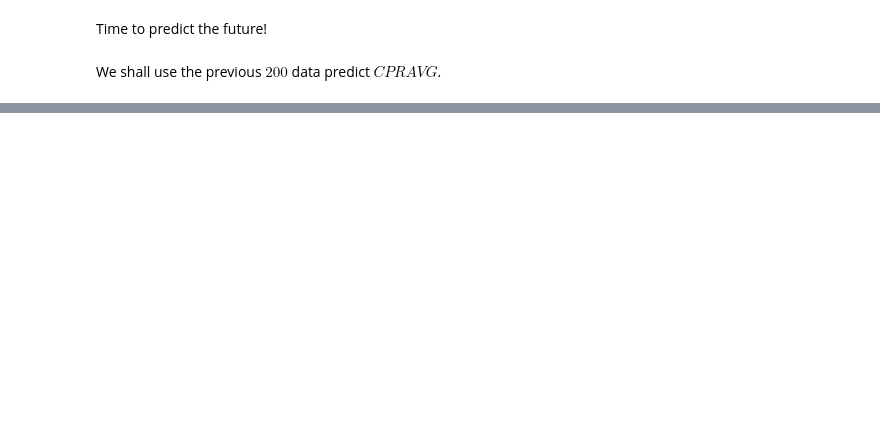
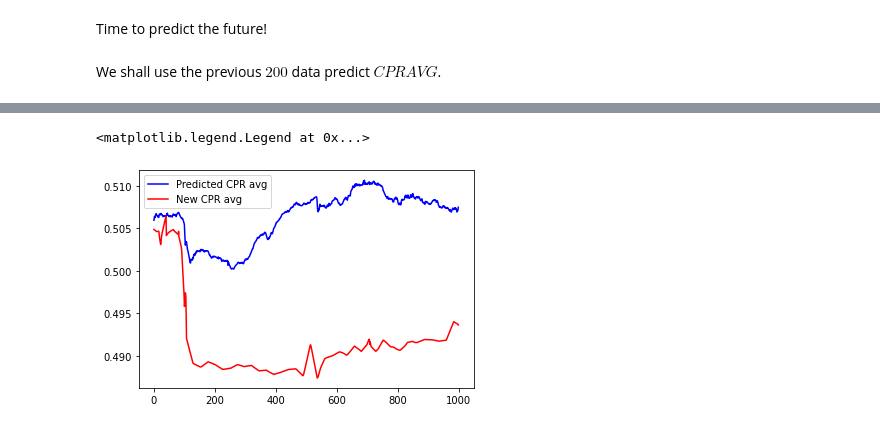
Before and after one commit to RiddhimanRaut/Deep-Learning-based-CPR-estimation, a Jupyter notebook: CPR_prediction_multivariate_LSTM_tobetrialled.ipynb, the cells around one changed output, grey strips where cells are left out. Drawn from its saved outputs; the diff is of its cells as text; code cells hidden in the pictures; blank space fills up the shorter version.

```diff
--- a/CPR_prediction_multivariate_LSTM_tobetrialled.ipynb
+++ b/CPR_prediction_multivariate_LSTM_tobetrialled.ipynb
@@ -149,7 +135,7 @@ plt.legend()
 test_df_scaled = scaler.transform(test_set)
 testX = []
 for i in range(n_past,len(test_df_scaled)+n_future-1):
-  testX.append(test_df_scaled[i-n_past:i,:])
+  testX.append(test_df_scaled[i-n_past:i,1:10])
 testX = np.array(testX)
 testX.shape
 # %% [output]
@@ -185,15 +171,16 @@ We shall use the previous $200$ data predict $CPRAVG$.
 # CPRAVG_real_values = df['CPRAVG']
 url_future = "https://raw.githubusercontent.com/RiddhimanRaut/Deep-Learning-based-CPR-estimation/main/Future_test_dataset.csv"
 df_future = pd.read_csv(url_future)
-temp = pd.DataFrame.to_numpy(df_future)
-truncated_temp_training = temp[0:len(temp) - 1000,:]
-truncated_temp_test = temp[len(temp) - 1000:len(temp),:]
-length_of_future_prediction = df_future.shape[0]
-for i in range(len(truncated_temp_test)):   #Take past 200 data, predict next 5 values
+df_future.drop(df_future.columns[10],axis = 1, inplace=True)
+new_df_train = df_future[0:df_future.shape[0]-1000]
+new_df_test = df_future[df_future.shape[0]-1000:df_future.shape[0]]
+temp = pd.DataFrame.to_numpy(new_df_train)
+length_of_future_prediction = new_df_test.shape[0]
+for i in range(length_of_future_prediction):   #Take past 200 data, predict next 1000 values
   print("Predicting CPRAVG for entry:",i)
   #Gathering the past 200 data
-  total_df_length = truncated_temp_training.shape[0]
-  future_Xinput = truncated_temp_training[total_df_length - 200:total_df_length]
+  total_df_length = temp.shape[0]
+  future_Xinput = temp[total_df_length - 200:total_df_length]
   future_Xinput_scaled = scaler.transform(future_Xinput)
   future_Xinput_scaled_batch = np.array([future_Xinput_scaled])
   future_prediction = model.predict(future_Xinput_scaled_batch)
@@ -203,11 +190,12 @@ for i in range(len(truncated_temp_test)):   #Take past 200 data, predict next 5
   # future_data = df_future.loc[total_df_length - 200+i]
   # future_data = pd.DataFrame.to_numpy(future_data)
   # future_data = future_data[0:10]
-  future_data = truncated_temp_test[i,:]
+  future_data = new_df_test.loc[new_df_train.shape[0]+i]
+  future_data = pd.DataFrame.to_numpy(future_data)
+  future_data
   future_data[0] = future_prediction[0]
-  # print(future_data)
   future_data = future_data.reshape(1,10)
   temp = np.append(temp,future_data, axis = 0)
-
-future_dataset_numpy = temp[starting_record:temp.shape[0],:]
-CPRAVG_predicted_values = future_dataset_numpy[:,0]
+future_data_numpy = temp[new_df_train.shape[0]:new_df_train.shape[0]+new_df_test.shape[0],:]
+CPRAVG_predicted_values = future_data_numpy[:,0]
+# print(CPRAVG_predicted_values)
@@ -221,8 +227,13 @@ CPRAVG_predicted_values = future_dataset_numpy[:,0]
 # new_n_past = 200
 # for i in range(length_of_whole_dataset-1000,length_of_whole_dataset):
 # %%
-plt.plot(CPRAVG_predicted_values,color = 'red', label = 'Predicted CPR avg')
+plt.plot(CPRAVG_predicted_values,color = 'blue', label = 'Predicted CPR avg')
 df_future2 = pd.read_csv(url_future)
-new_CPRAVG = df_future2['CPRAVG']
-plt.plot(new_CPRAVG,color = 'Blue', label = 'New CPR avg')
+new_CPRAVG = df_future2['CPRAVG'][new_df_train.shape[0]:new_df_train.shape[0]+new_df_test.shape[0]]
+new_CPRAVG = pd.DataFrame.to_numpy(new_CPRAVG)
+# print(new_CPRAVG)
+plt.plot(new_CPRAVG,color = 'red', label = 'New CPR avg')
 plt.legend()
+# %% [output]
+<matplotlib.legend.Legend at 0x...>
+[figure, added]
```
Also changed, not shown: parts of 7 cells of this notebook.
